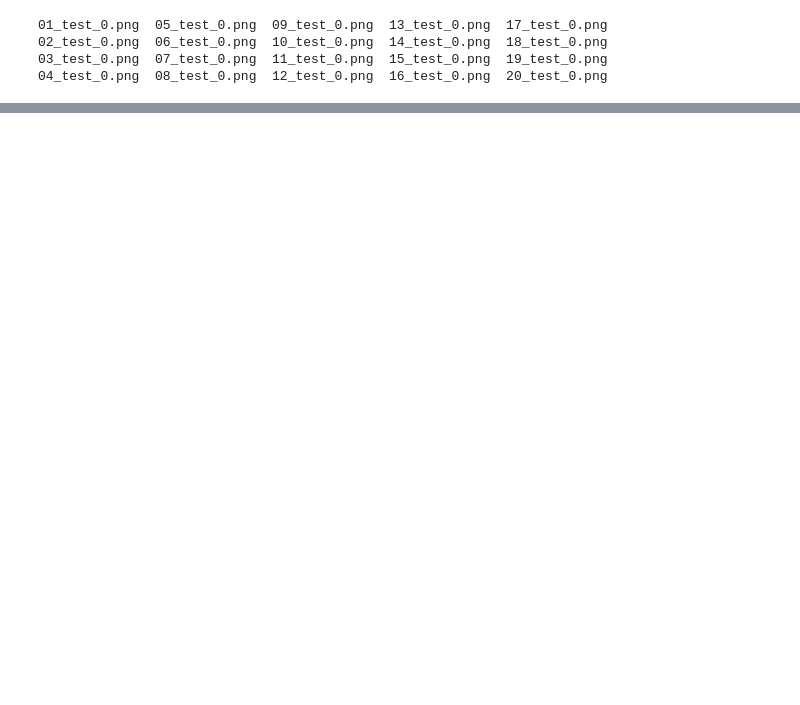
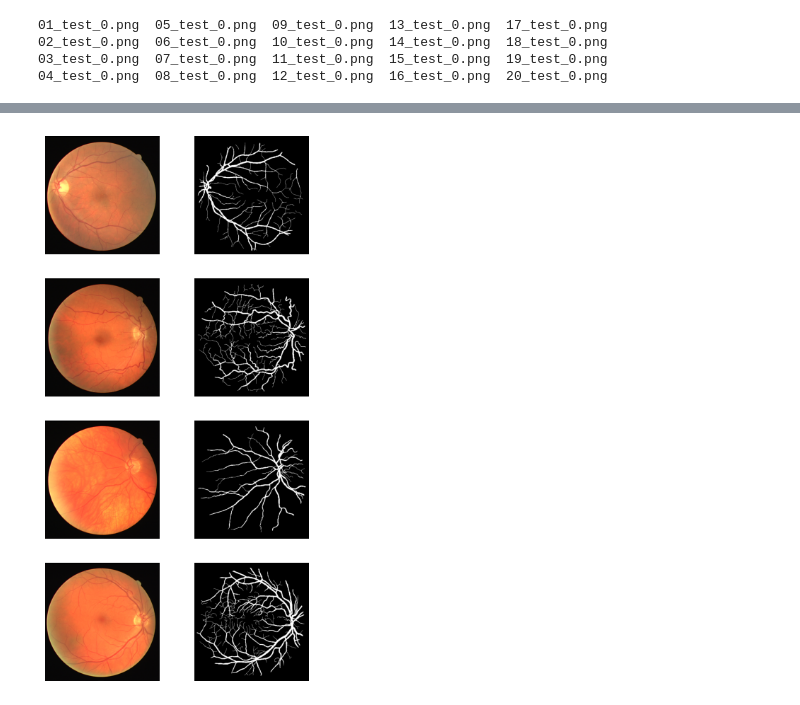
Before and after one commit to meysam-kazemi/drive-unet, a Jupyter notebook: augment.ipynb, the cells around one changed output, grey strips where cells are left out. Saved outputs shown, nothing was run; the diff lists cells and outputs as text; code cells hidden in the pictures; blank space fills up the shorter version.

```diff
--- a/augment.ipynb
+++ b/augment.ipynb
@@ -116,0 +162,11 @@ augment_data(test_x, test_y, "new_data/test/", index=0, augment=False)
+# %%
+def load_data(path):
+    train_x = sorted(glob(os.path.join(path, "training", "images", "*.tif")))
+    train_y = sorted(glob(os.path.join(path, "training", "1st_manual", "*.gif")))
+
+    test_x = sorted(glob(os.path.join(path, "test", "images", "*.tif")))
+    test_y = sorted(glob(os.path.join(path, "test", "mask", "*.gif")))
+
+    return (train_x, train_y), (test_x, test_y)
+
+(train_x, train_y), (test_x, test_y) = load_data('./')
@@ -116,0 +198,15 @@ augment_data(test_x, test_y, "new_data/test/", index=0, augment=False)
+# %%
+ys = []
+xs = []
+for i in range(4):
+  x = cv2.imread(train_x[i])[...,::-1]
+  y = imageio.mimread(train_y[i])[0]
+  xs.append(x)
+  ys.append(y)
+# %%
+f, axs = plt.subplots(4,2, figsize=(5,10))
+for i, ax_row in enumerate(axs):
+  ax_row[0].imshow(xs[i]);ax_row[0].axis(False)
+  ax_row[1].imshow(ys[i], 'gray');ax_row[1].axis(False)
+# %% [output]
+[figure, added]
```
Also changed, not shown: parts of 16 cells of this notebook.
